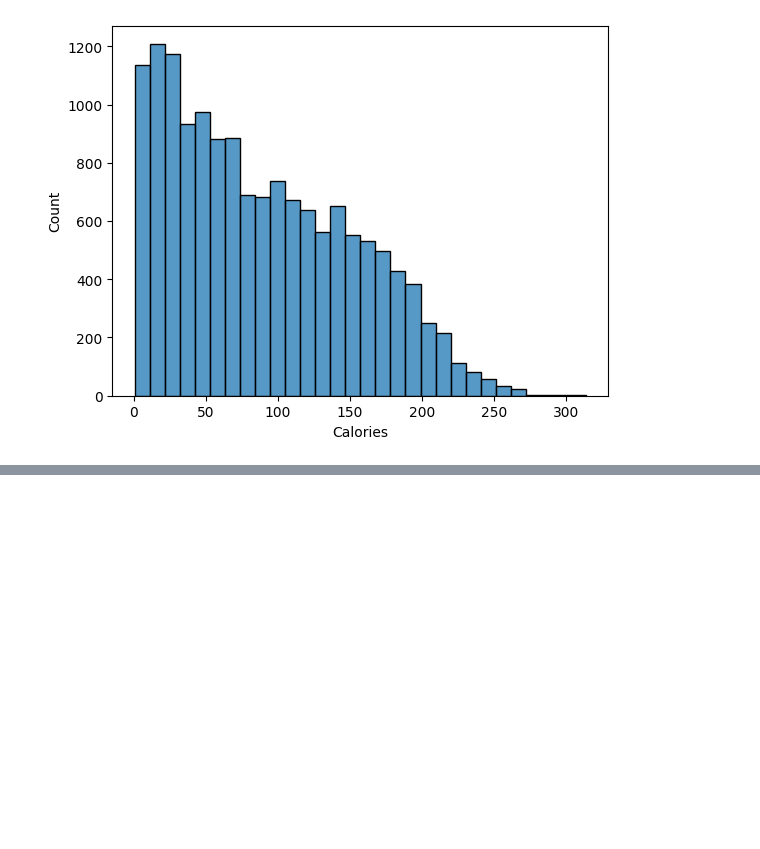
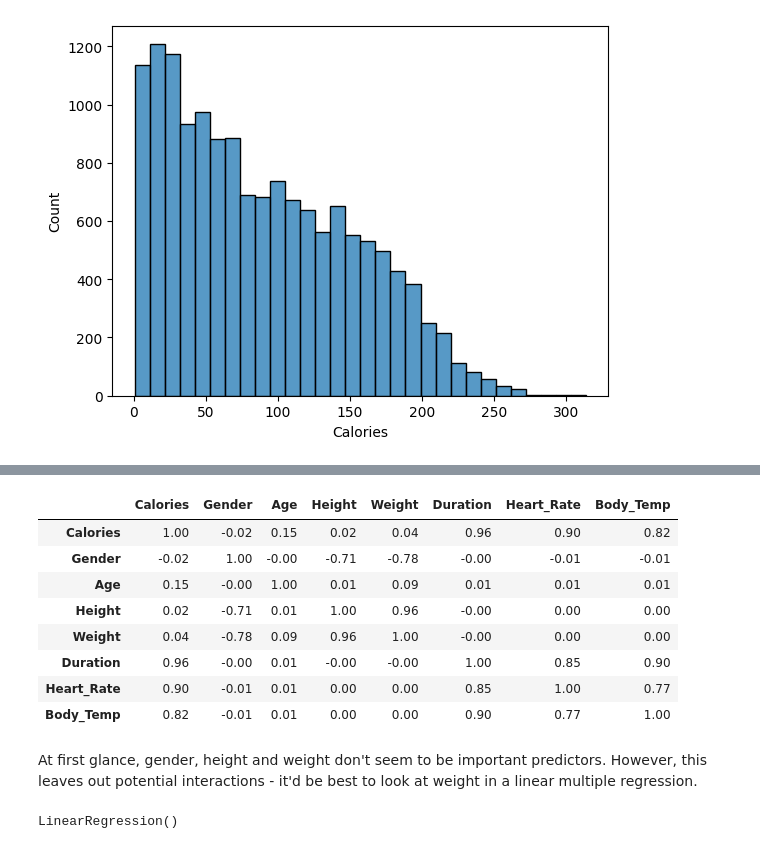
Before and after one commit to Mkranj/ML_calories_burned, a Jupyter notebook: scripts/eda.ipynb, the cells around one changed output, grey strips where cells are left out. Drawn from its saved outputs; the diff is of its cells as text; code cells hidden in the pictures; blank space fills up the shorter version.

```diff
--- a/scripts/eda.ipynb
+++ b/scripts/eda.ipynb
@@ -75,0 +95,23 @@ _ = sns.histplot(x = "Calories", data = ce_data, bins = 30)
+# %%
+(corr_data
+    .loc[:, ["Calories", "Gender", "Age", "Height", "Weight", "Duration", "Heart_Rate", "Body_Temp"]]
+    .corr()
+)
+# %% [output]
+|  | Calories | Gender | Age | Height | Weight | Duration | Heart_Rate | Body_Temp |
+| Calories | 1.00 | -0.02 | 0.15 | 0.02 | 0.04 | 0.96 | 0.90 | 0.82 |
+| Gender | -0.02 | 1.00 | -0.00 | -0.71 | -0.78 | -0.00 | -0.01 | -0.01 |
+| Age | 0.15 | -0.00 | 1.00 | 0.01 | 0.09 | 0.01 | 0.01 | 0.01 |
+| Height | 0.02 | -0.71 | 0.01 | 1.00 | 0.96 | -0.00 | 0.00 | 0.00 |
+| Weight | 0.04 | -0.78 | 0.09 | 0.96 | 1.00 | -0.00 | 0.00 | 0.00 |
+| Duration | 0.96 | -0.00 | 0.01 | -0.00 | -0.00 | 1.00 | 0.85 | 0.90 |
+| Heart_Rate | 0.90 | -0.01 | 0.01 | 0.00 | 0.00 | 0.85 | 1.00 | 0.77 |
+| Body_Temp | 0.82 | -0.01 | 0.01 | 0.00 | 0.00 | 0.90 | 0.77 | 1.00 |
+# %% [markdown]
+At first glance, gender, height and weight don't seem to be important predictors. However, this leaves out potential interactions - it'd be best to look at weight in a linear multiple regression.
+# %%
+lm = LinearRegression()
+lm.fit(corr_data.drop(["Calories"], axis = 1),
+    corr_data["Calories"])
+# %% [output]
+LinearRegression()
```
Also changed, not shown: parts of 13 cells of this notebook.
